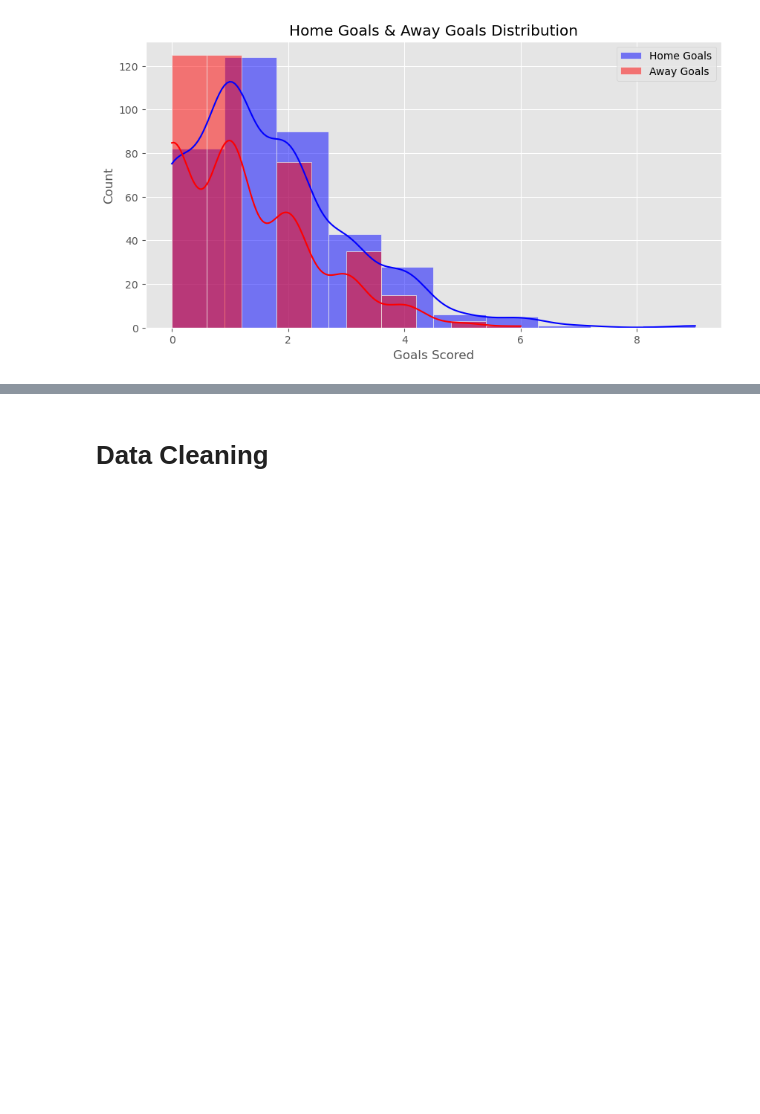
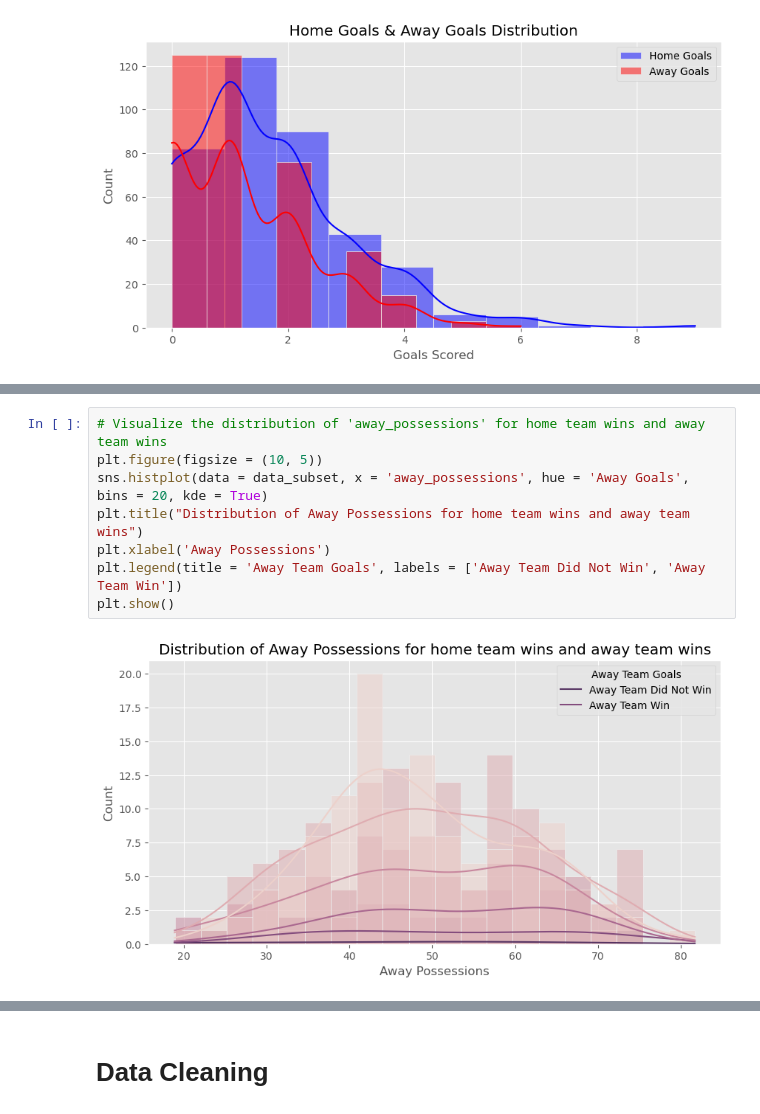
Before and after one commit to Snkiha/Premier-League-Win-Prediction, a Jupyter notebook: premierLeague_LogR.ipynb, the cells around one changed output, grey strips where cells are left out. Cells and saved outputs as stored; diff of their text form; blank space fills up the shorter version.

```diff
--- a/premierLeague_LogR.ipynb
+++ b/premierLeague_LogR.ipynb
@@ -119,0 +135,10 @@ plt.show()
+# %%
+# Visualize the distribution of 'away_possessions' for home team wins and away team wins
+plt.figure(figsize = (10, 5))
+sns.histplot(data = data_subset, x = 'away_possessions', hue = 'Away Goals', bins = 20, kde = True)
+plt.title("Distribution of Away Possessions for home team wins and away team wins")
+plt.xlabel('Away Possessions')
+plt.legend(title = 'Away Team Goals', labels = ['Away Team Did Not Win', 'Away Team Win'])
+plt.show()
+# %% [output]
+[figure, added]
```
Also changed, not shown: parts of 6 cells of this notebook.
